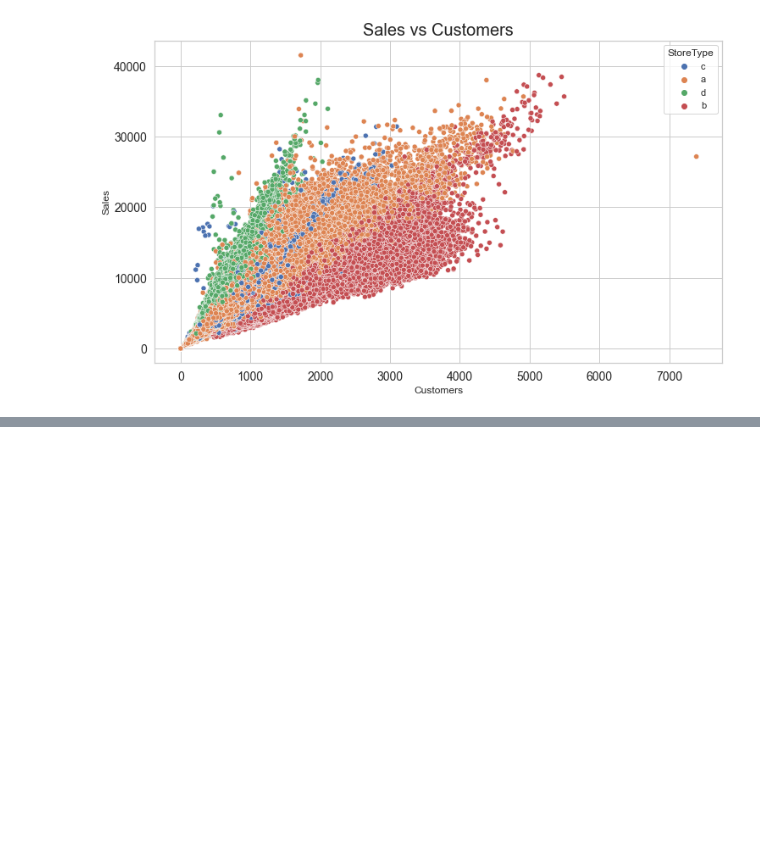
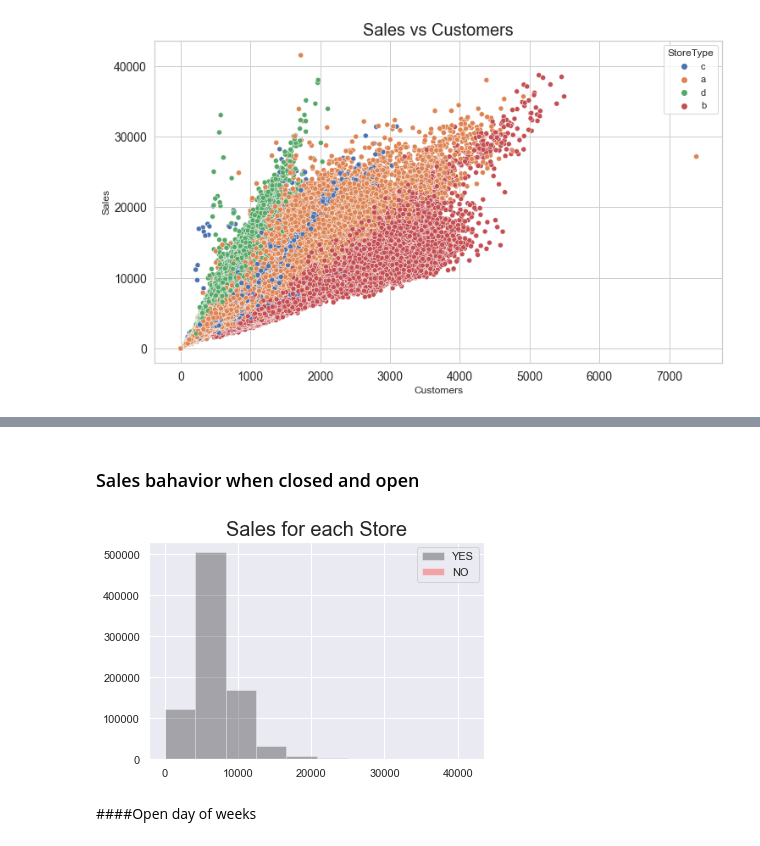
Before and after one commit to yonamg/Pharmaceutical-Sales-Prediction, a Jupyter notebook: notebook/Sales_EDA_process.ipynb, the cells around one changed output, grey strips where cells are left out. Drawn from its saved outputs; the diff is of its cells as text; code cells hidden in the pictures; blank space fills up the shorter version.

```diff
--- a/notebook/Sales_EDA_process.ipynb
+++ b/notebook/Sales_EDA_process.ipynb
@@ -252,0 +272,8 @@ there is a positive correlation between the number of sales and the number of cu
+# %% [markdown]
+### Sales bahavior when closed and open
+# %%
+plot.plot_hist_2d(train_df[train_df['Open'] == 1], train_df[train_df['Open'] == 0], 'Sales', 'Sales', 'Sales for each Store', 'YES', 'NO')
+# %% [output]
+[figure, added]
+# %% [markdown]
+####Open day of weeks
```
Also changed, not shown: parts of 8 cells of this notebook.
